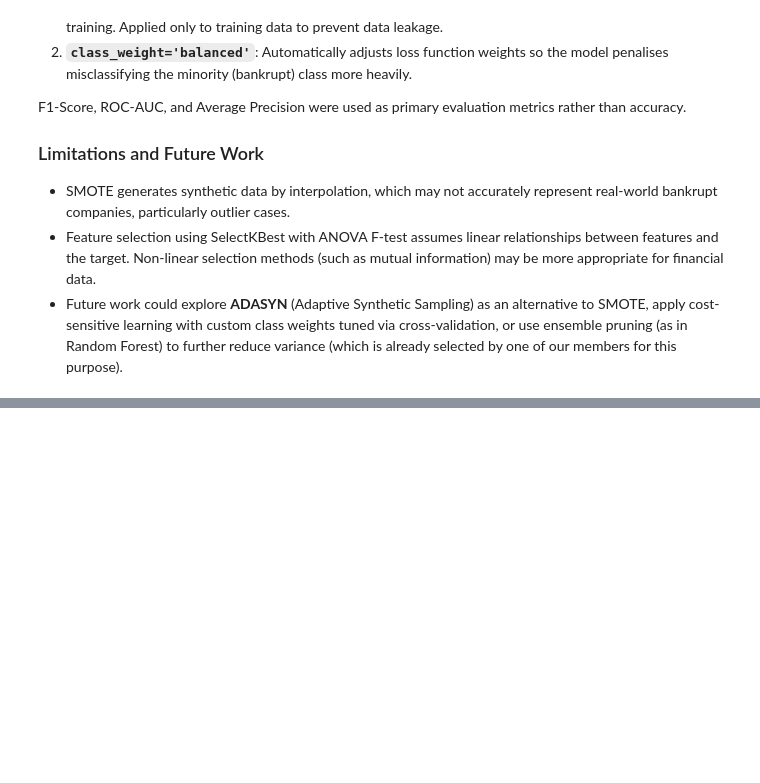
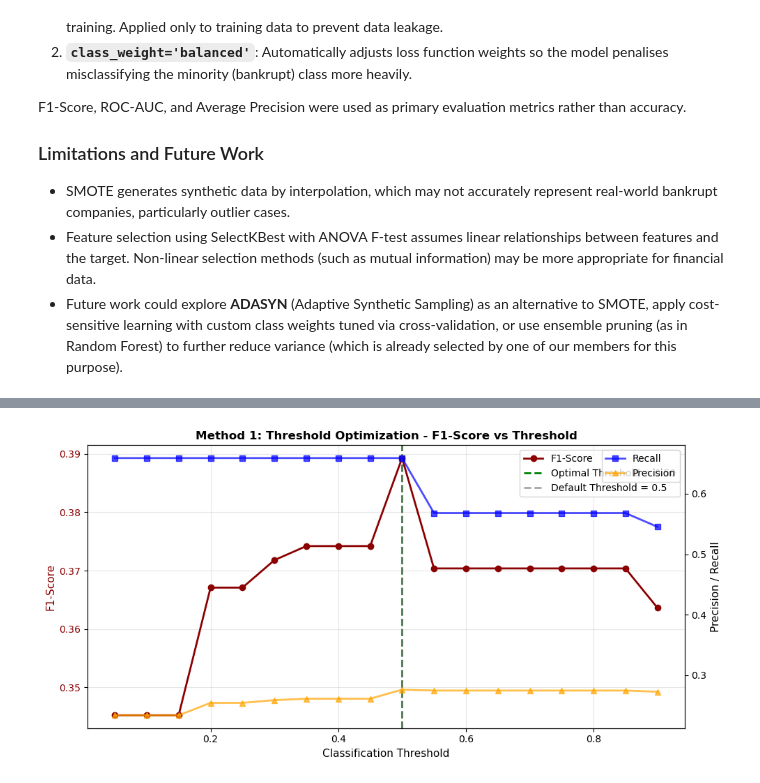
Before and after one commit to SLIIT-Y4S1-ORG/ML-IT4060-ASSIGNMENT01, a Jupyter notebook: Decision-Tree/decision-tree-algorithm-bankruptcy-prediction.ipynb, the cells around one changed output, grey strips where cells are left out. Cells and saved outputs as stored; diff of their text form; code cells hidden in the pictures; blank space fills up the shorter version.

```diff
--- a/Decision-Tree/decision-tree-algorithm-bankruptcy-prediction.ipynb
+++ b/Decision-Tree/decision-tree-algorithm-bankruptcy-prediction.ipynb
@@ -644,0 +655,77 @@ F1-Score, ROC-AUC, and Average Precision were used as primary evaluation metrics
+# %%
+### 16.1 Method 1: Threshold Optimization
+
+# Find optimal threshold by maximizing F1-score across different thresholds
+# Default threshold is 0.5, but for imbalanced data, a lower threshold often works better
+
+thresholds = np.arange(0.05, 0.95, 0.05)
+threshold_results = {
+    'threshold': [],
+    'accuracy': [],
+    'precision': [],
+    'recall': [],
+    'f1': [],
+    'roc_auc': []
+}
+
+for threshold in thresholds:
+    y_pred_threshold = (y_prob >= threshold).astype(int)
+
+    threshold_results['threshold'].append(threshold)
+    threshold_results['accuracy'].append(accuracy_score(y_test, y_pred_threshold))
+    threshold_results['precision'].append(precision_score(y_test, y_pred_threshold, zero_division=0))
+    threshold_results['recall'].append(recall_score(y_test, y_pred_threshold, zero_division=0))
+    threshold_results['f1'].append(f1_score(y_test, y_pred_threshold, zero_division=0))
+    threshold_results['roc_auc'].append(roc_auc_score(y_test, y_pred_threshold))
+
+# Find threshold that maximizes F1-score
+df_thresholds = pd.DataFrame(threshold_results)
+optimal_idx = df_thresholds['f1'].idxmax()
+optimal_threshold = df_thresholds.loc[optimal_idx, 'threshold']
+optimal_f1 = df_thresholds.loc[optimal_idx, 'f1']
+
+print("="*70)
+print("METHOD 1: THRESHOLD OPTIMIZATION")
+print("="*70)
+print(f"\nOptimal Threshold (maximizes F1): {optimal_threshold:.2f}")
+print(f"F1-Score at optimal threshold: {optimal_f1:.4f}")
+print(f"F1-Score at default threshold (0.5): {df_thresholds[df_thresholds['threshold'] == 0.5]['f1'].values[0]:.4f}")
+print(f"\nImprovement in F1-Score: {optimal_f1 - df_thresholds[df_thresholds['threshold'] == 0.5]['f1'].values[0]:.4f}")
+
+# Get predictions with optimal threshold
+y_pred_optimized = (y_prob >= optimal_threshold).astype(int)
+
+print("\nClassification Report (with Optimized Threshold):")
+print(classification_report(y_test, y_pred_optimized, target_names=['Non-Bankrupt', 'Bankrupt']))
+
+# Visualize threshold impact
+fig, ax1 = plt.subplots(figsize=(10, 5))
+ax1.plot(df_thresholds['threshold'], df_thresholds['f1'], marker='o', color='darkred', linewidth=2, label='F1-Score', markersize=6)
+ax1.axvline(x=optimal_threshold, color='green', linestyle='--', linewidth=2, label=f'Optimal Threshold = {optimal_threshold:.2f}')
+ax1.axvline(x=0.5, color='gray', linestyle='--', linewidth=2, alpha=0.7, label='Default Threshold = 0.5')
+ax1.set_xlabel('Classification Threshold', fontsize=11)
+ax1.set_ylabel('F1-Score', fontsize=11, color='darkred')
+ax1.tick_params(axis='y', labelcolor='darkred')
+ax1.set_title('Method 1: Threshold Optimization - F1-Score vs Threshold', fontsize=12, fontweight='bold')
+ax1.grid(True, alpha=0.3)
+ax1.legend(loc='best')
+
+ax2 = ax1.twinx()
+ax2.plot(df_thresholds['threshold'], df_thresholds['recall'], marker='s', color='blue', linewidth=2, alpha=0.7, label='Recall', markersize=6)
+ax2.plot(df_thresholds['threshold'], df_thresholds['precision'], marker='^', color='orange', linewidth=2, alpha=0.7, label='Precision', markersize=6)
+ax2.set_ylabel('Precision / Recall', fontsize=11, color='black')
+ax2.tick_params(axis='y')
+ax2.legend(loc='upper right')
+
+plt.tight_layout()
+plt.show()
+
+# Store results for later comparison
+threshold_metrics = {
+    'accuracy': accuracy_score(y_test, y_pred_optimized),
+    'precision': precision_score(y_test, y_pred_optimized, zero_division=0),
+    'recall': recall_score(y_test, y_pred_optimized, zero_division=0),
+    'f1': f1_score(y_test, y_pred_optimized, zero_division=0),
+    'roc_auc': roc_auc_score(y_test, y_pred_optimized)
+}
+# %% [output]
@@ -644,0 +751 @@ F1-Score, ROC-AUC, and Average Precision were used as primary evaluation metrics
+[figure, added]
```
Also changed, not shown: parts of 10 cells of this notebook, 1 other file.
